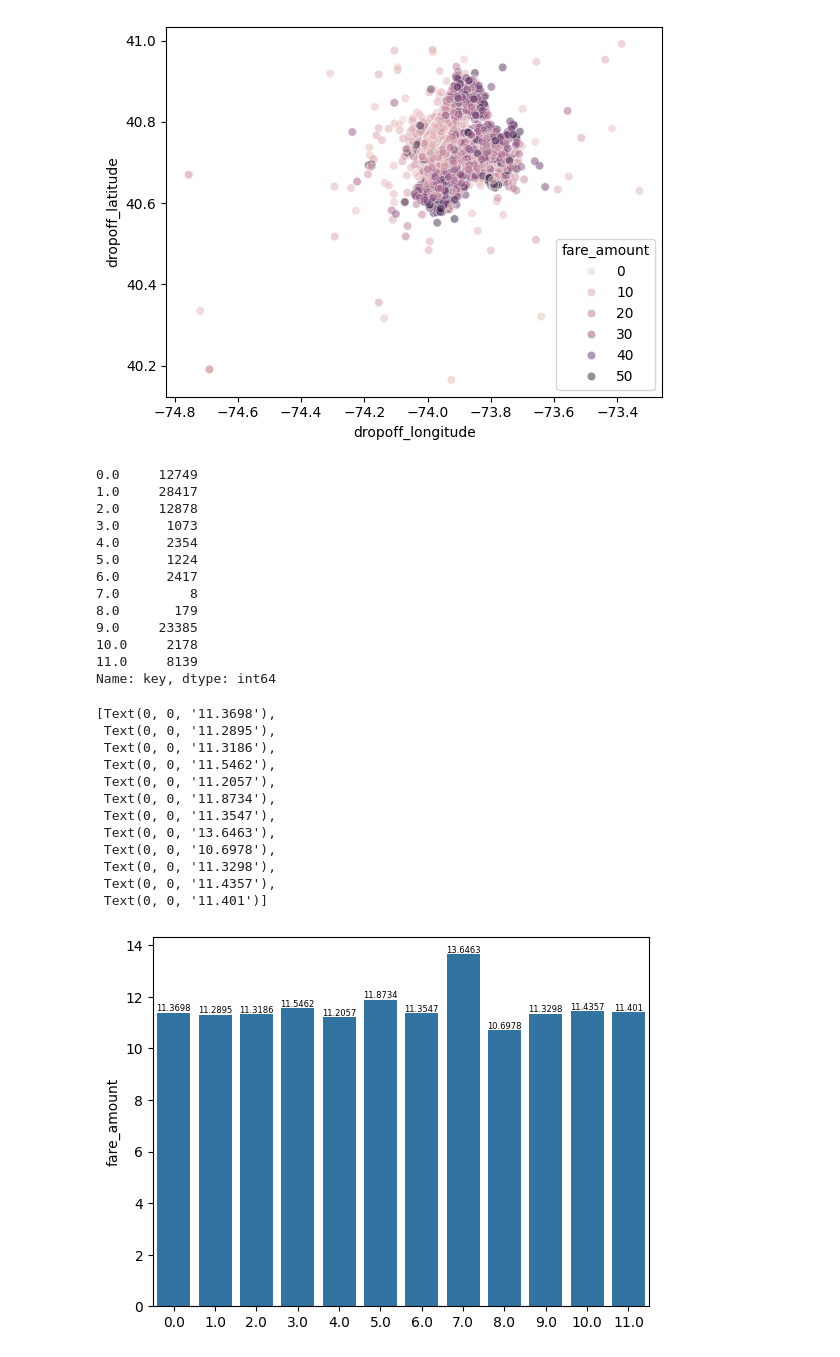
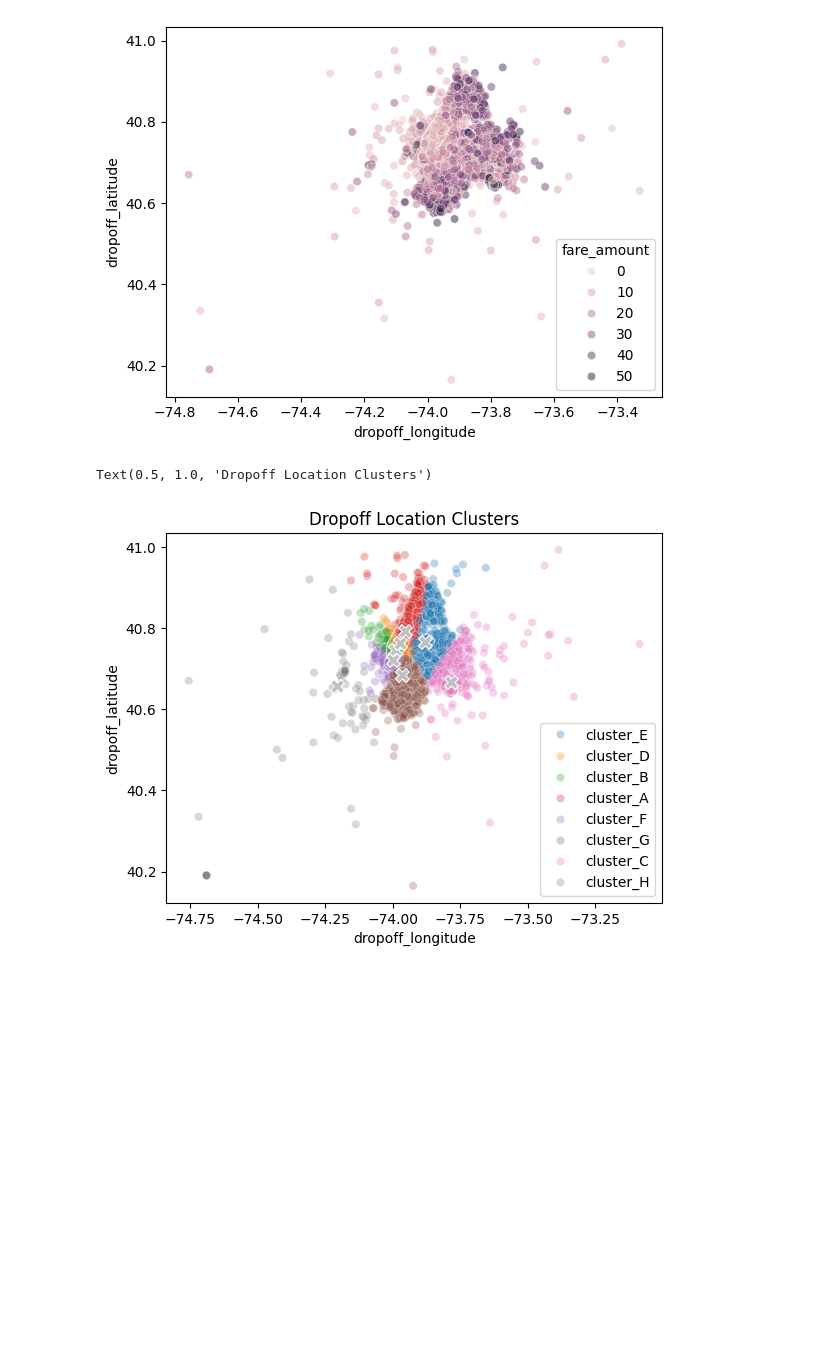
Before and after one commit to ahealion1/Data-Science-Projects, a Jupyter notebook: TaxiFarePrediction/taxi-fare-prediction.ipynb, the cells around one changed output. Saved outputs shown, nothing was run; the diff lists cells and outputs as text; code cells hidden in the pictures; blank space fills up the shorter version.

```diff
--- a/TaxiFarePrediction/taxi-fare-prediction.ipynb
+++ b/TaxiFarePrediction/taxi-fare-prediction.ipynb
@@ -396,44 +440,21 @@ sns.scatterplot(data=taxi.loc[taxi['fare_amount'] <= 50], x='dropoff_longitude',
 # %% [output]
 <Axes: xlabel='dropoff_longitude', ylabel='dropoff_latitude'>
 [figure]
-# %%
-dropoff_locs = taxi[['dropoff_longitude', 'dropoff_latitude']]
-scaler = StandardScaler()
-scaled_dropoff_locs = scaler.fit_transform(dropoff_locs)
-
-kmeans = KMeans(12, n_init=20)
-kmeans.fit(scaled_dropoff_locs)
-
-clusters = pd.Series(kmeans.labels_)
-cluster_fares = taxi.groupby(clusters)['fare_amount'].mean()
-print(taxi.groupby(clusters)['key'].count())
-
-ax = sns.barplot(cluster_fares)
-ax.bar_label(ax.containers[0], fontsize=6)
-# %% [output]
-0.0     12749
-1.0     28417
-2.0     12878
-3.0      1073
-4.0      2354
-5.0      1224
-6.0      2417
-7.0         8
-8.0       179
-9.0     23385
-10.0     2178
-11.0     8139
-Name: key, dtype: int64
-[Text(0, 0, '11.3698'),
- Text(0, 0, '11.2895'),
- Text(0, 0, '11.3186'),
- Text(0, 0, '11.5462'),
- Text(0, 0, '11.2057'),
- Text(0, 0, '11.8734'),
- Text(0, 0, '11.3547'),
- Text(0, 0, '13.6463'),
- Text(0, 0, '10.6978'),
- Text(0, 0, '11.3298'),
- Text(0, 0, '11.4357'),
- Text(0, 0, '11.401')]
-[figure, removed]
+# %%
+dropoff_locs = taxi[['dropoff_longitude', 'dropoff_latitude']]
+# scaler = StandardScaler()
+# scaled_dropoff_locs = scaler.fit_transform(dropoff_locs)
+
+kmeans = KMeans(n_clusters=8, n_init=10)
+kmeans.fit(dropoff_locs)
+
+clust_name_dict = {i:f'cluster_{c}' for i,c in enumerate(ascii_uppercase)}
+clusters = pd.Series(kmeans.labels_).replace(clust_name_dict)
+centroids = pd.DataFrame(kmeans.cluster_centers_).rename(columns={0:'dropoff_longitude', 1:'dropoff_latitude'}, index=clust_name_dict)
+
+sns.scatterplot(data=taxi, x='dropoff_longitude', y='dropoff_latitude', hue=clusters, alpha=0.3)
+sns.scatterplot(data=centroids, x='dropoff_longitude', y='dropoff_latitude', s=100, c='silver', marker='X')
+plt.title('Dropoff Location Clusters')
+# %% [output]
+Text(0.5, 1.0, 'Dropoff Location Clusters')
+[figure, added]
```
Also changed, not shown: parts of 18 cells of this notebook.
